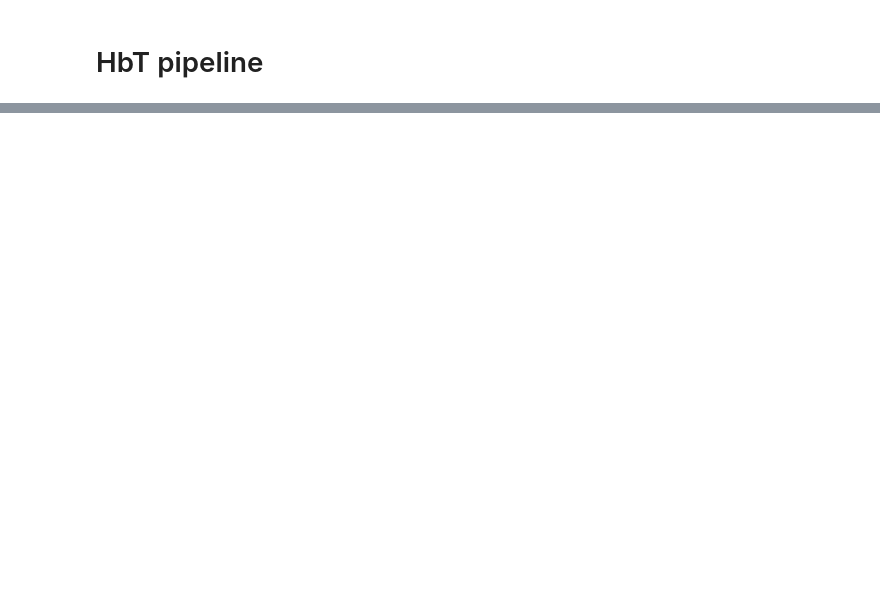
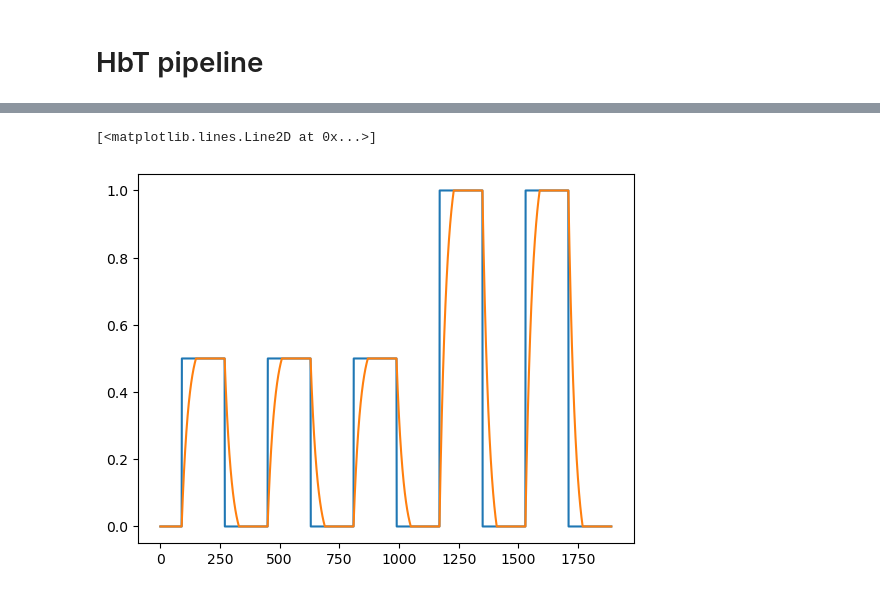
Before and after one commit to vincentpiano123/WideField, a Jupyter notebook: HbT_pipeline.ipynb, the cells around one changed output, grey strips where cells are left out. Drawn from its saved outputs; the diff is of its cells as text; code cells hidden in the pictures; blank space fills up the shorter version.

```diff
--- a/HbT_pipeline.ipynb
+++ b/HbT_pipeline.ipynb
@@ -150,0 +139,14 @@ convert_to_hb(gpath , rpath , output_path , baseline=[0,90] , bin_size=1)
+# %%
+def exponential(t, tau=10):
+    return np.exp(-(t / tau))
+# %%
+kernel = exponential(t)
+# %%
+regressor = convolve(CVR_stim, kernel)[:len(CVR_stim)]
+regressor /= np.max(regressor)
+# %%
+plt.plot(CVR_stim)
+plt.plot(regressor)
+# %% [output]
+[<matplotlib.lines.Line2D at 0x...>]
+[figure, added]
```
Also changed, not shown: parts of 61 cells of this notebook, 1 other file.
